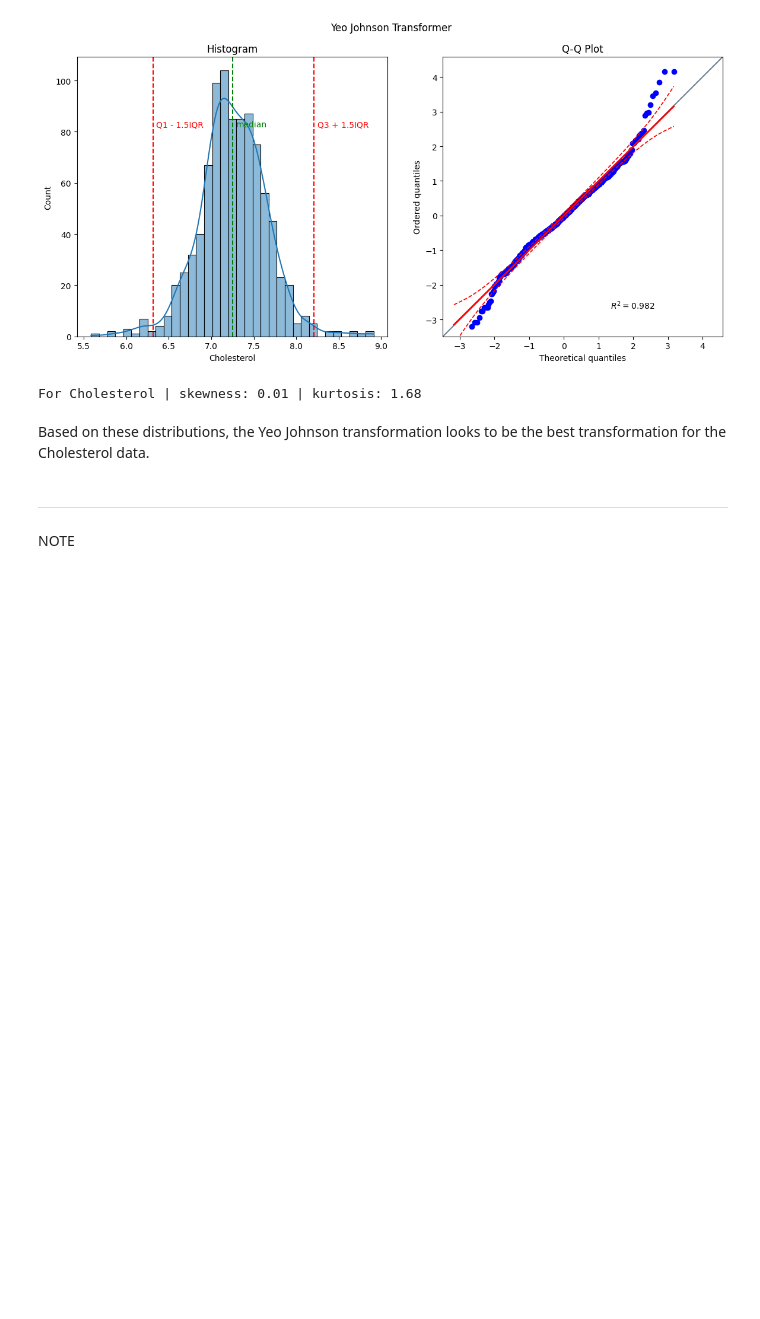
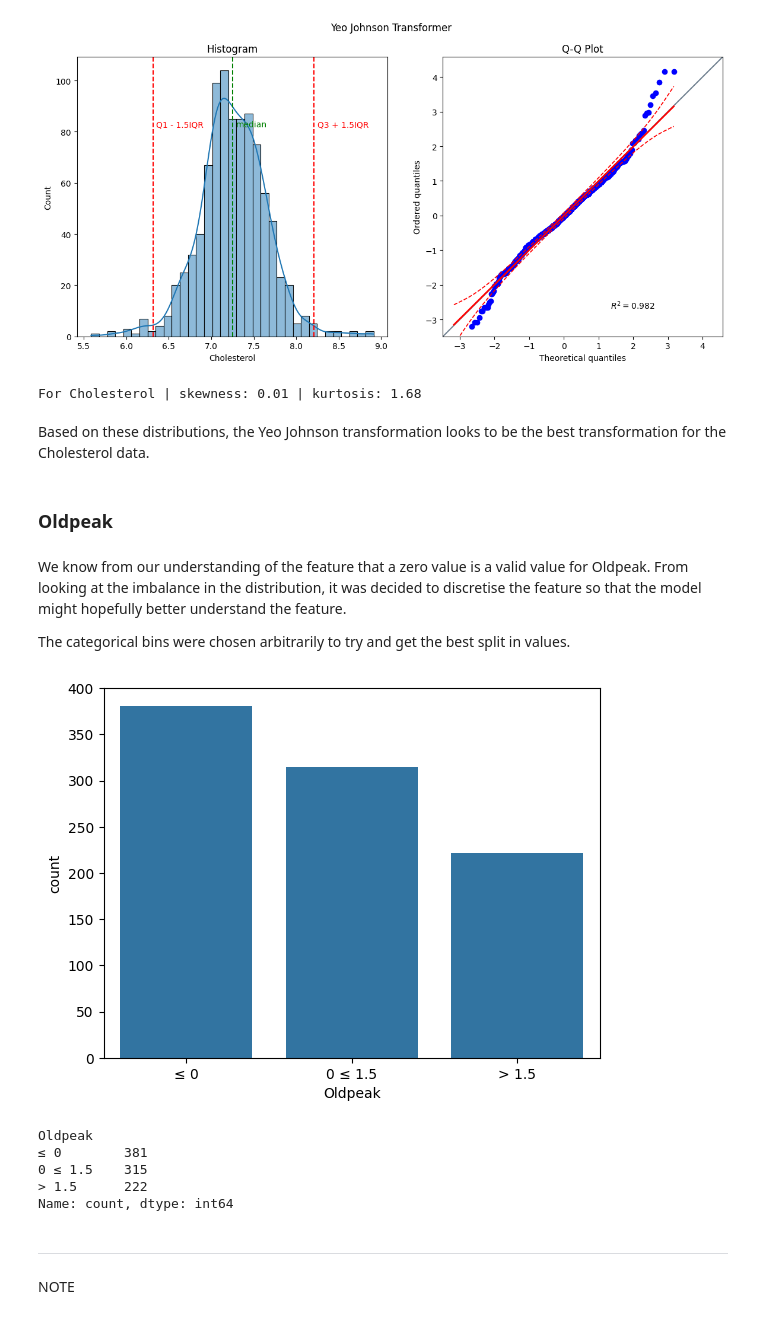
Before and after one commit to jfpaliga/CVD-predictor, a Jupyter notebook: jupyter_notebooks/02 - ExploratoryDataAnalysis.ipynb, the cells around one changed output. Saved outputs shown, nothing was run; the diff lists cells and outputs as text; code cells hidden in the pictures; blank space fills up the shorter version.

Commit message:
Discretise Oldpeak feature

```diff
--- a/jupyter_notebooks/02 - ExploratoryDataAnalysis.ipynb
+++ b/jupyter_notebooks/02 - ExploratoryDataAnalysis.ipynb
@@ -338,6 +338,36 @@ For Cholesterol | skewness: 0.01 | kurtosis: 1.69
 For Cholesterol | skewness: 0.01 | kurtosis: 1.68
 # %% [markdown]
 Based on these distributions, the Yeo Johnson transformation looks to be the best transformation for the Cholesterol data.
+# %% [markdown]
+### Oldpeak
+# %% [markdown]
+We know from our understanding of the feature that a zero value is a valid value for Oldpeak. From looking at the imbalance in the distribution, it was decided to discretise the feature so that the model might hopefully better understand the feature.
+
+The categorical bins were chosen arbitrarily to try and get the best split in values.
+# %%
+from feature_engine.discretisation import ArbitraryDiscretiser
+
+oldpeak_df = outliers_df["Oldpeak"].astype('float64').to_frame()
+
+pipeline = Pipeline([
+    ( 'arbd', ArbitraryDiscretiser(binning_dict={'Oldpeak':[-np.inf, 0, 1.5, np.inf]}) )
+])
+
+categorised_oldpeak_df = pipeline.fit_transform(oldpeak_df)
+
+map_dict = {0: "≤ 0", 1: "0 ≤ 1.5", 2: "> 1.5"}
+categorised_oldpeak_df.replace(to_replace=map_dict, inplace=True)
+
+sns.countplot(data=categorised_oldpeak_df, x="Oldpeak")
+plt.show()
+categorised_oldpeak_df.value_counts()
+# %% [output]
+[figure, added]
+Oldpeak
+≤ 0        381
+0 ≤ 1.5    315
+> 1.5      222
+Name: count, dtype: int64
 # %% [markdown]
 ---
 # %% [markdown]
```
